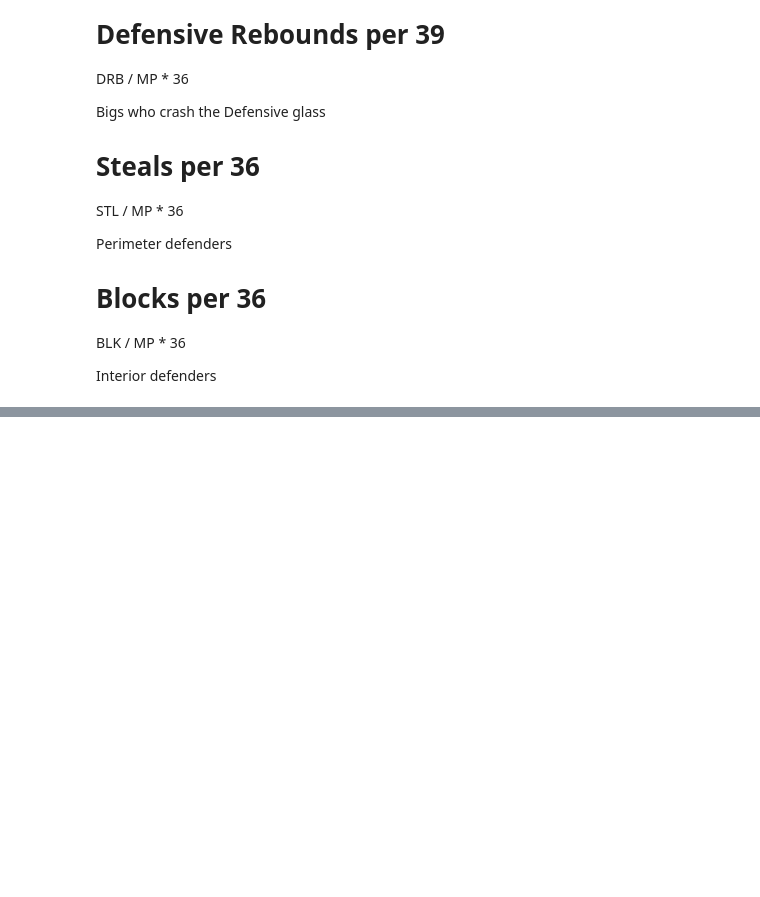
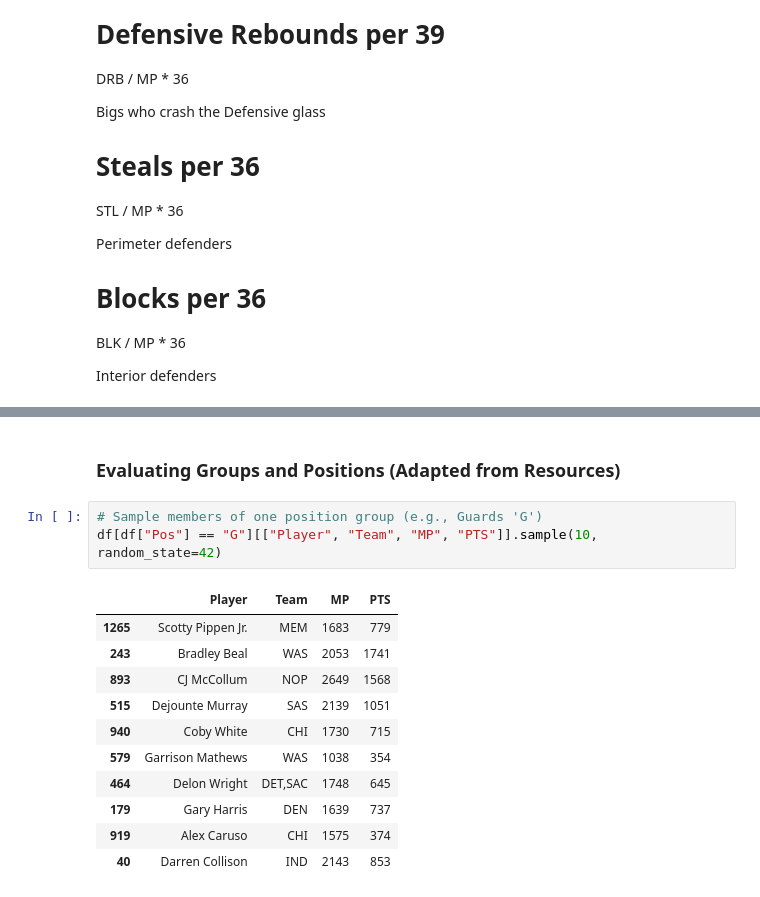
Before and after one commit to charliecapretta/NBA-Prediction-Project, a Jupyter notebook: PlayerGrouping.ipynb, the cells around one changed output, grey strips where cells are left out. Drawn from its saved outputs; the diff is of its cells as text; blank space fills up the shorter version.

```diff
--- a/PlayerGrouping.ipynb
+++ b/PlayerGrouping.ipynb
@@ -195,0 +198,17 @@ Number of components to reach at least 80% variance: 4
+# %% [markdown]
+### Evaluating Groups and Positions (Adapted from Resources)
+# %%
+# Sample members of one position group (e.g., Guards 'G')
+df[df["Pos"] == "G"][["Player", "Team", "MP", "PTS"]].sample(10, random_state=42)
+# %% [output]
+|  | Player | Team | MP | PTS |
+| 1265 | Scotty Pippen Jr. | MEM | 1683 | 779 |
+| 243 | Bradley Beal | WAS | 2053 | 1741 |
+| 893 | CJ McCollum | NOP | 2649 | 1568 |
+| 515 | Dejounte Murray | SAS | 2139 | 1051 |
+| 940 | Coby White | CHI | 1730 | 715 |
+| 579 | Garrison Mathews | WAS | 1038 | 354 |
+| 464 | Delon Wright | DET,SAC | 1748 | 645 |
+| 179 | Gary Harris | DEN | 1639 | 737 |
+| 919 | Alex Caruso | CHI | 1575 | 374 |
+| 40 | Darren Collison | IND | 2143 | 853 |
```
Also changed, not shown: parts of 4 cells of this notebook.
